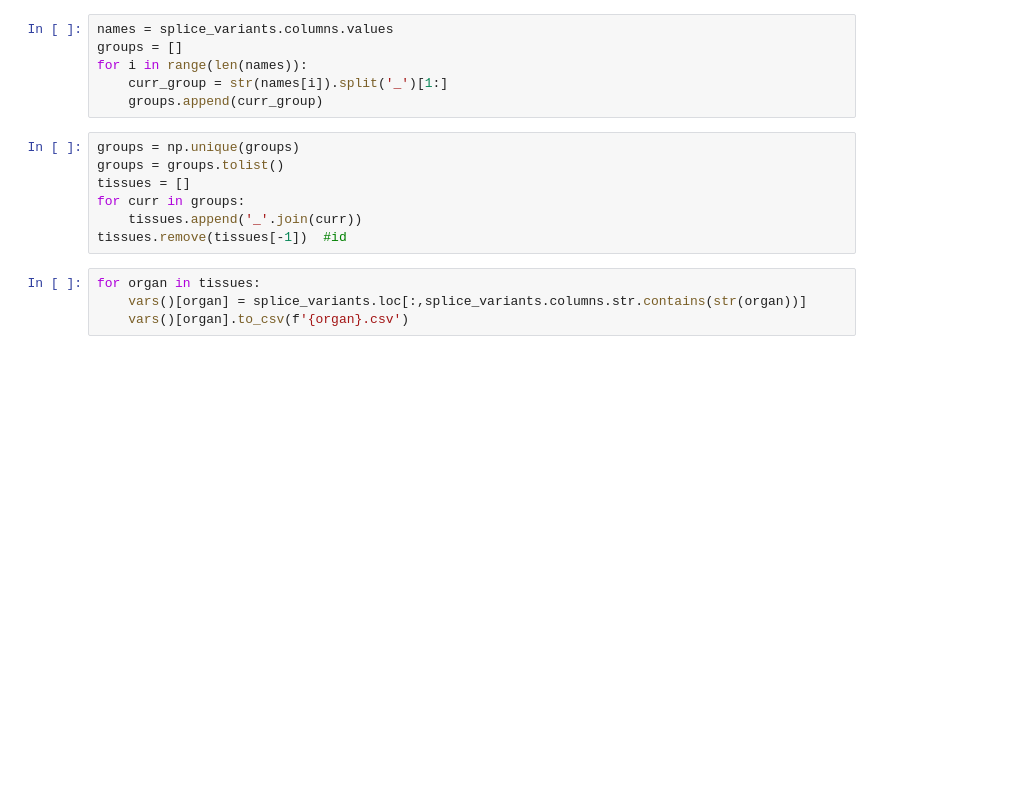
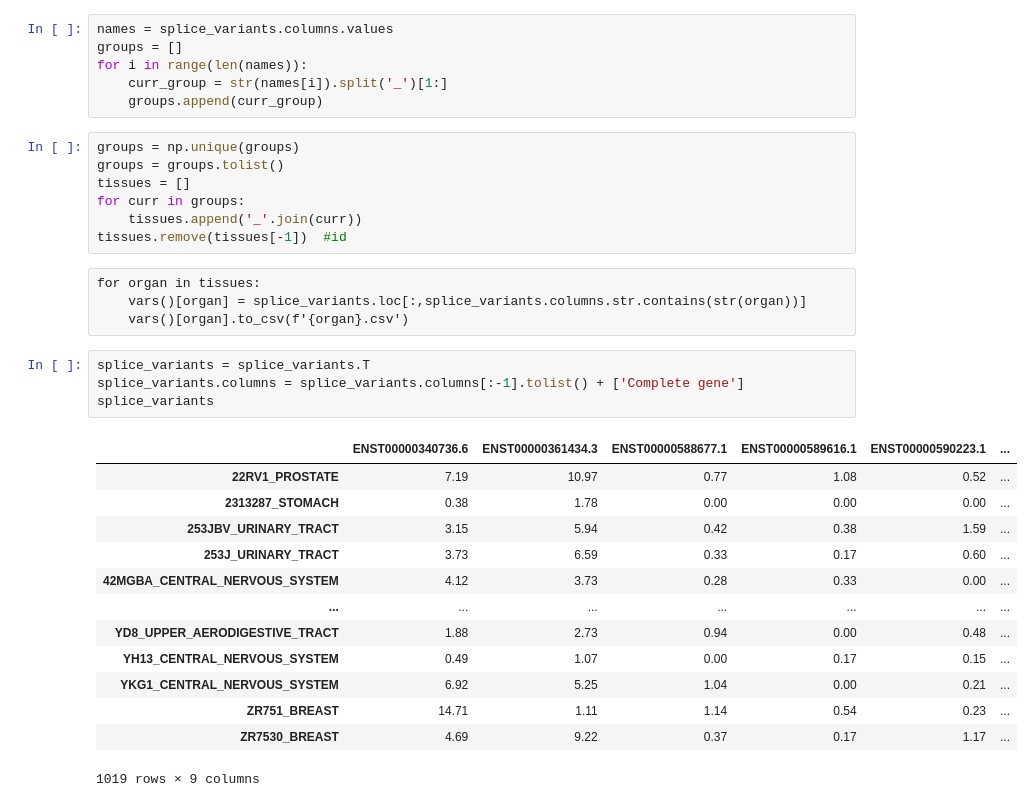
Before and after one commit to eentartetekunst/splice_vars, a Jupyter notebook: get_organs.ipynb, the cells around one changed output. Saved outputs shown, nothing was run; the diff lists cells and outputs as text; blank space fills up the shorter version.

Commit message:
add pictures code to get_organs.ipynb

```diff
--- a/get_organs.ipynb
+++ b/get_organs.ipynb
@@ -87,7 +110,25 @@ tissues = []
 for curr in groups:
     tissues.append('_'.join(curr))
 tissues.remove(tissues[-1])  #id
-# %%
-for organ in tissues:
-    vars()[organ] = splice_variants.loc[:,splice_variants.columns.str.contains(str(organ))]
-    vars()[organ].to_csv(f'{organ}.csv')
+# %% [raw]
+for organ in tissues:
+    vars()[organ] = splice_variants.loc[:,splice_variants.columns.str.contains(str(organ))]
+    vars()[organ].to_csv(f'{organ}.csv')
+# %%
+splice_variants = splice_variants.T
+splice_variants.columns = splice_variants.columns[:-1].tolist() + ['Complete gene']
+splice_variants
+# %% [output]
+|  | ENST00000340736.6 | ENST00000361434.3 | ENST00000588677.1 | ENST00000589616.1 | ENST00000590223.1 | ... |
+| 22RV1_PROSTATE | 7.19 | 10.97 | 0.77 | 1.08 | 0.52 | ... |
+| 2313287_STOMACH | 0.38 | 1.78 | 0.00 | 0.00 | 0.00 | ... |
+| 253JBV_URINARY_TRACT | 3.15 | 5.94 | 0.42 | 0.38 | 1.59 | ... |
+| 253J_URINARY_TRACT | 3.73 | 6.59 | 0.33 | 0.17 | 0.60 | ... |
+| 42MGBA_CENTRAL_NERVOUS_SYSTEM | 4.12 | 3.73 | 0.28 | 0.33 | 0.00 | ... |
+| ... | ... | ... | ... | ... | ... | ... |
+| YD8_UPPER_AERODIGESTIVE_TRACT | 1.88 | 2.73 | 0.94 | 0.00 | 0.48 | ... |
+| YH13_CENTRAL_NERVOUS_SYSTEM | 0.49 | 1.07 | 0.00 | 0.17 | 0.15 | ... |
+| YKG1_CENTRAL_NERVOUS_SYSTEM | 6.92 | 5.25 | 1.04 | 0.00 | 0.21 | ... |
+| ZR751_BREAST | 14.71 | 1.11 | 1.14 | 0.54 | 0.23 | ... |
+| ZR7530_BREAST | 4.69 | 9.22 | 0.37 | 0.17 | 1.17 | ... |
+1019 rows × 9 columns
```
Also changed, not shown: parts of 5 cells of this notebook.
